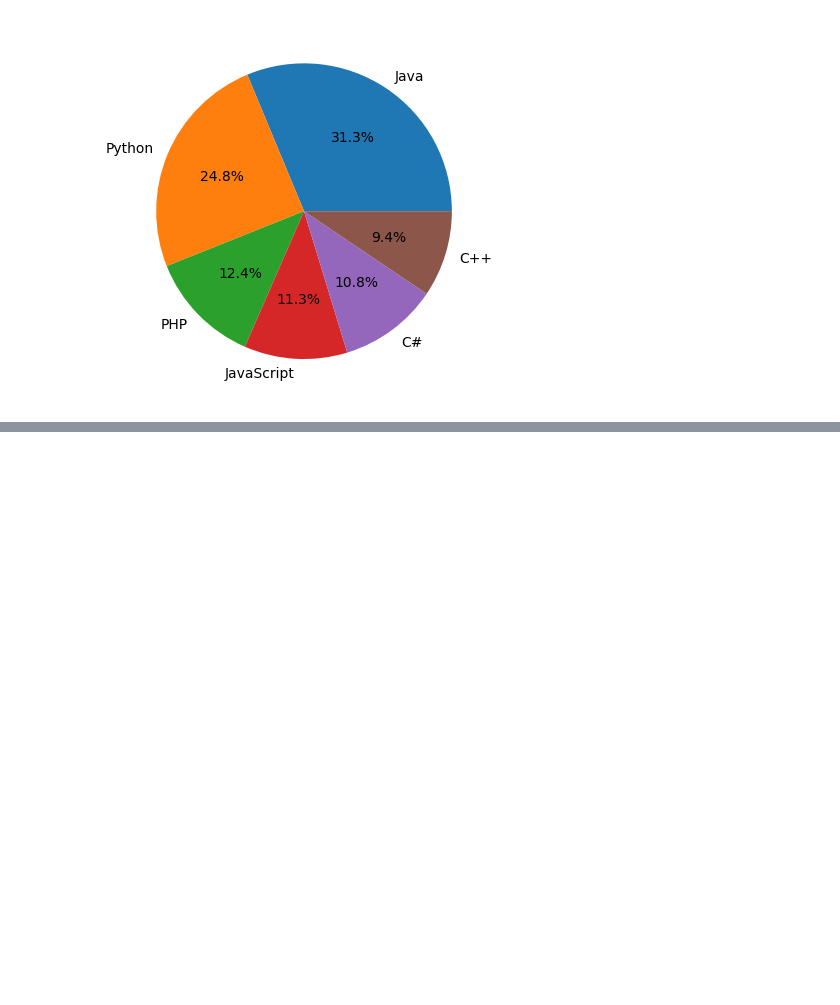
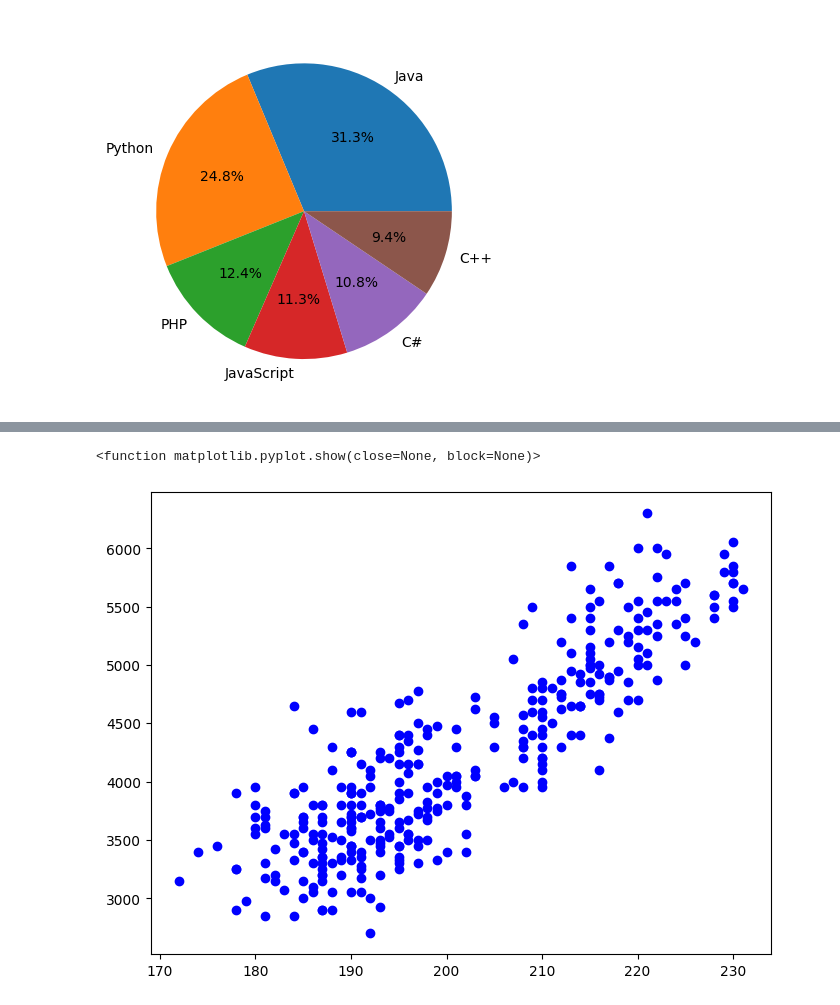
Before and after one commit to Kksairaah/Kksairaah.github.io, a Jupyter notebook: S719.ipynb, the cells around one changed output, grey strips where cells are left out. Drawn from its saved outputs; the diff is of its cells as text; code cells hidden in the pictures; blank space fills up the shorter version.

```diff
--- a/S719.ipynb
+++ b/S719.ipynb
@@ -64,0 +67,3 @@ ax.pie(sizes, labels=labels, autopct='%1.1f%%')
+# %%
+url="/content/penguins.csv"
+penguin_df=pd.read_csv(url)
@@ -64,0 +135,8 @@ ax.pie(sizes, labels=labels, autopct='%1.1f%%')
+# %%
+plt.figure(figsize=(8, 6))
+
+plt.scatter(penguin_df['flipper_length_mm'], penguin_df['body_mass_g'],c='blue')
+plt.show
+# %% [output]
+<function matplotlib.pyplot.show(close=None, block=None)>
+[figure, added]
```
Also changed, not shown: parts of 5 cells of this notebook.
